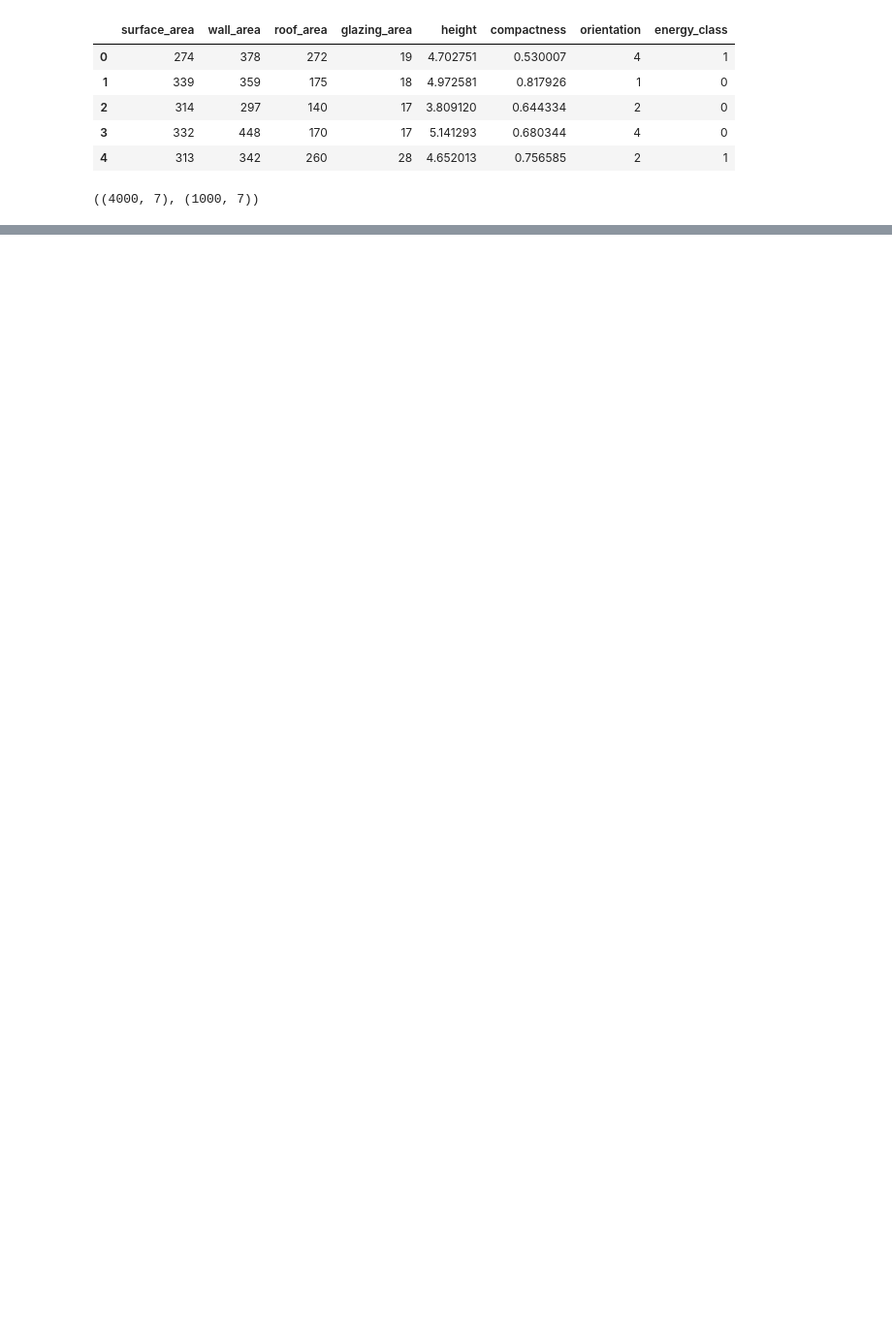
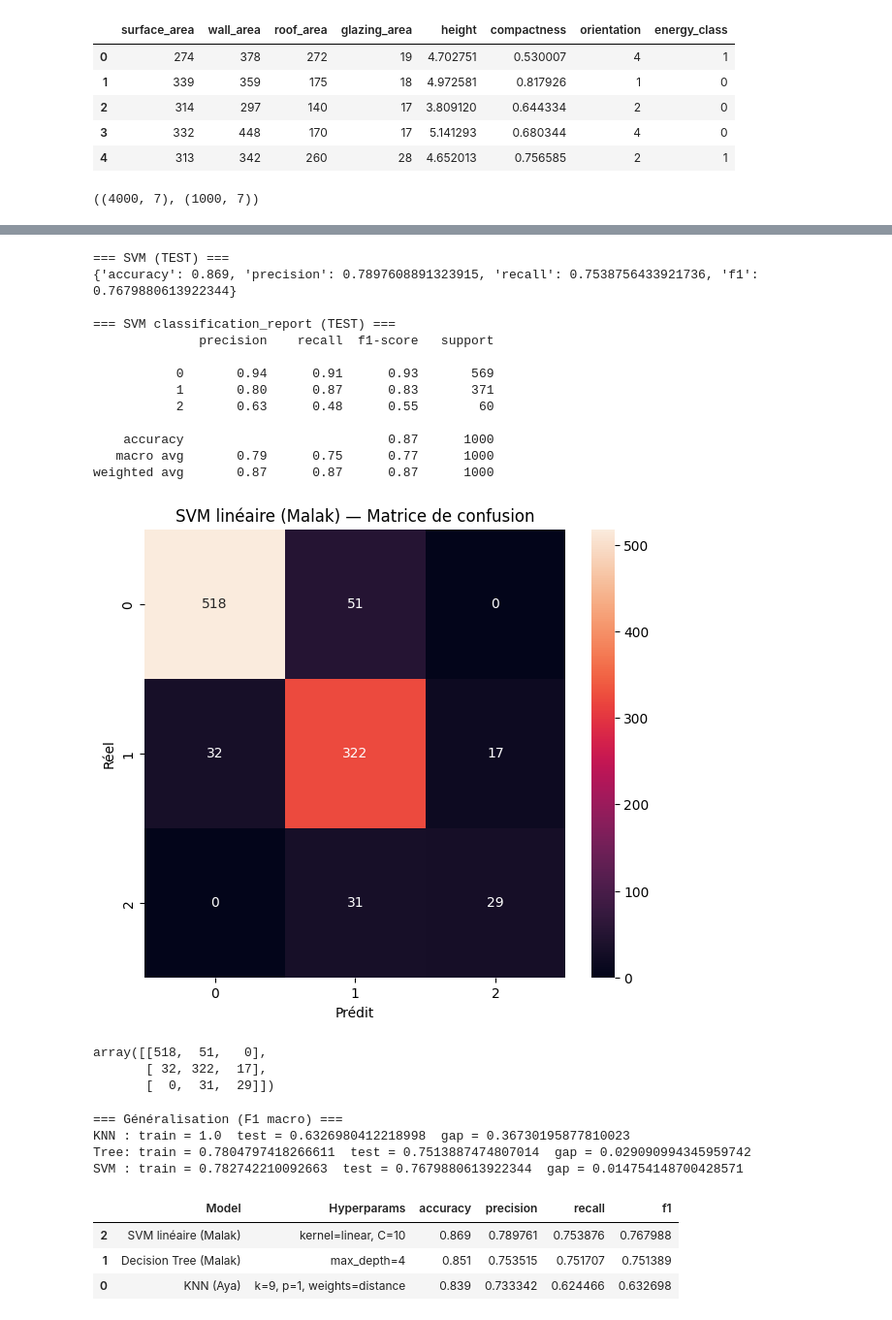
Before and after one commit to aicha53-dot/energy-classification-project, a Jupyter notebook: notebooks/05_comparison.ipynb, the cells around one changed output, grey strips where cells are left out. Shown: that part at 97% size. Drawn from its saved outputs; the diff is of its cells as text; code cells hidden in the pictures; blank space fills up the shorter version.

```diff
--- a/notebooks/05_comparison.ipynb
+++ b/notebooks/05_comparison.ipynb
@@ -46,0 +158,67 @@ X_train.shape, X_test.shape
+# %%
+svm_model = Pipeline([
+    ("scaler", StandardScaler()),
+    ("svm", SVC(kernel="linear", C=10))
+])
+
+svm_model.fit(X_train, y_train)
+
+svm_pred_test = svm_model.predict(X_test)
+svm_pred_train = svm_model.predict(X_train)
+
+print("=== SVM (TEST) ===")
+print(metrics_macro(y_test, svm_pred_test))
+
+print("\n=== SVM classification_report (TEST) ===")
+print(classification_report(y_test, svm_pred_test, zero_division=0))
+
+show_confusion(y_test, svm_pred_test, "SVM linéaire (Malak) — Matrice de confusion")
+# %% [output]
+=== SVM (TEST) ===
+{'accuracy': 0.869, 'precision': 0.7897608891323915, 'recall': 0.7538756433921736, 'f1': 0.7679880613922344}
+
+=== SVM classification_report (TEST) ===
+              precision    recall  f1-score   support
+
+           0       0.94      0.91      0.93       569
+           1       0.80      0.87      0.83       371
+           2       0.63      0.48      0.55        60
+
+    accuracy                           0.87      1000
+   macro avg       0.79      0.75      0.77      1000
+weighted avg       0.87      0.87      0.87      1000
+[figure, added]
+array([[518,  51,   0],
+       [ 32, 322,  17],
+       [  0,  31,  29]])
+# %%
+knn_train_m = metrics_macro(y_train, knn_pred_train)
+tree_train_m = metrics_macro(y_train, tree_pred_train)
+svm_train_m = metrics_macro(y_train, svm_pred_train)
+
+print("=== Généralisation (F1 macro) ===")
+print("KNN : train =", knn_train_m["f1"], " test =", metrics_macro(y_test, knn_pred_test)["f1"], " gap =", knn_train_m["f1"] - metrics_macro(y_test, knn_pred_test)["f1"])
+print("Tree: train =", tree_train_m["f1"], " test =", metrics_macro(y_test, tree_pred_test)["f1"], " gap =", tree_train_m["f1"] - metrics_macro(y_test, tree_pred_test)["f1"])
+print("SVM : train =", svm_train_m["f1"], " test =", metrics_macro(y_test, svm_pred_test)["f1"], " gap =", svm_train_m["f1"] - metrics_macro(y_test, svm_pred_test)["f1"])
+# %% [output]
+=== Généralisation (F1 macro) ===
+KNN : train = 1.0  test = 0.6326980412218998  gap = 0.36730195877810023
+Tree: train = 0.7804797418266611  test = 0.7513887474807014  gap = 0.029090994345959742
+SVM : train = 0.782742210092663  test = 0.7679880613922344  gap = 0.014754148700428571
+# %%
+knn_test_m = metrics_macro(y_test, knn_pred_test)
+tree_test_m = metrics_macro(y_test, tree_pred_test)
+svm_test_m = metrics_macro(y_test, svm_pred_test)
+
+compare = pd.DataFrame([
+    {"Model":"KNN (Aya)", "Hyperparams":"k=9, p=1, weights=distance", **knn_test_m},
+    {"Model":"Decision Tree (Malak)", "Hyperparams":"max_depth=4", **tree_test_m},
+    {"Model":"SVM linéaire (Malak)", "Hyperparams":"kernel=linear, C=10", **svm_test_m},
+]).sort_values(by="f1", ascending=False)
+
+compare
+# %% [output]
+|  | Model | Hyperparams | accuracy | precision | recall | f1 |
+| 2 | SVM linéaire (Malak) | kernel=linear, C=10 | 0.869 | 0.789761 | 0.753876 | 0.767988 |
+| 1 | Decision Tree (Malak) | max_depth=4 | 0.851 | 0.753515 | 0.751707 | 0.751389 |
+| 0 | KNN (Aya) | k=9, p=1, weights=distance | 0.839 | 0.733342 | 0.624466 | 0.632698 |
```
Also changed, not shown: parts of 12 cells of this notebook.
